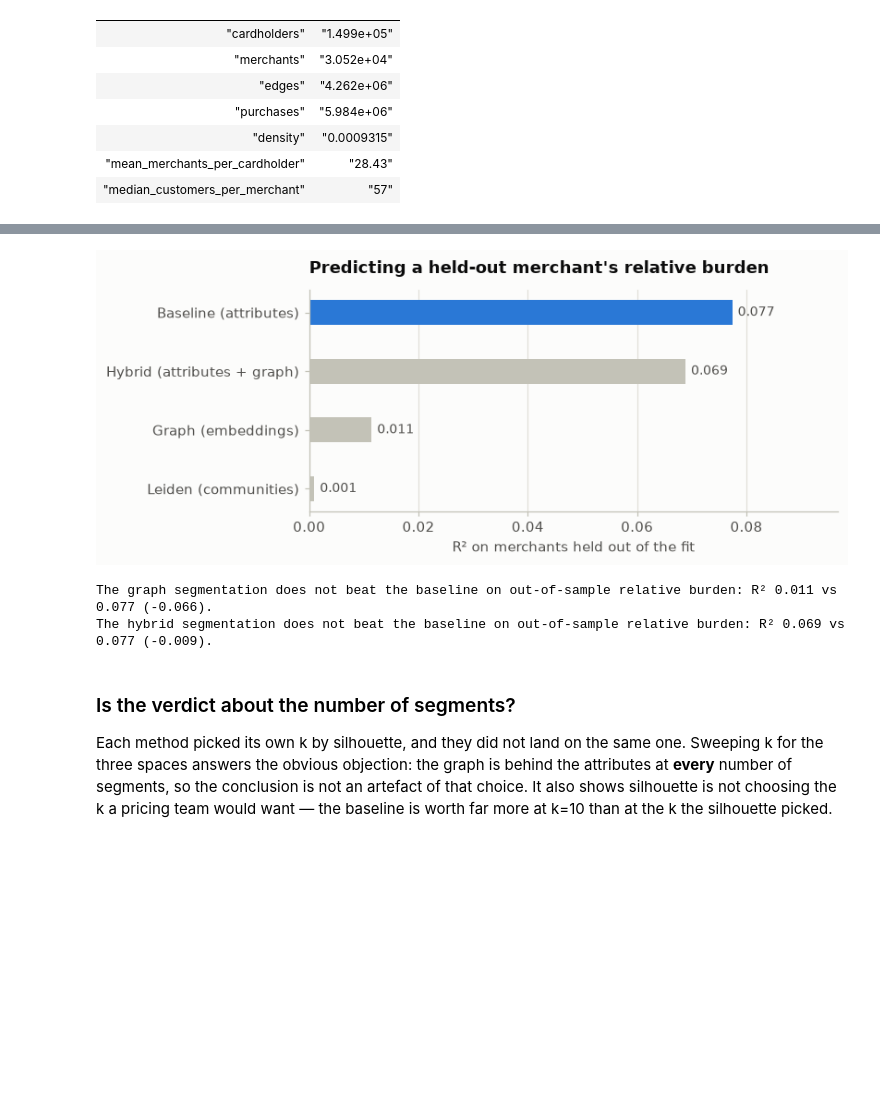
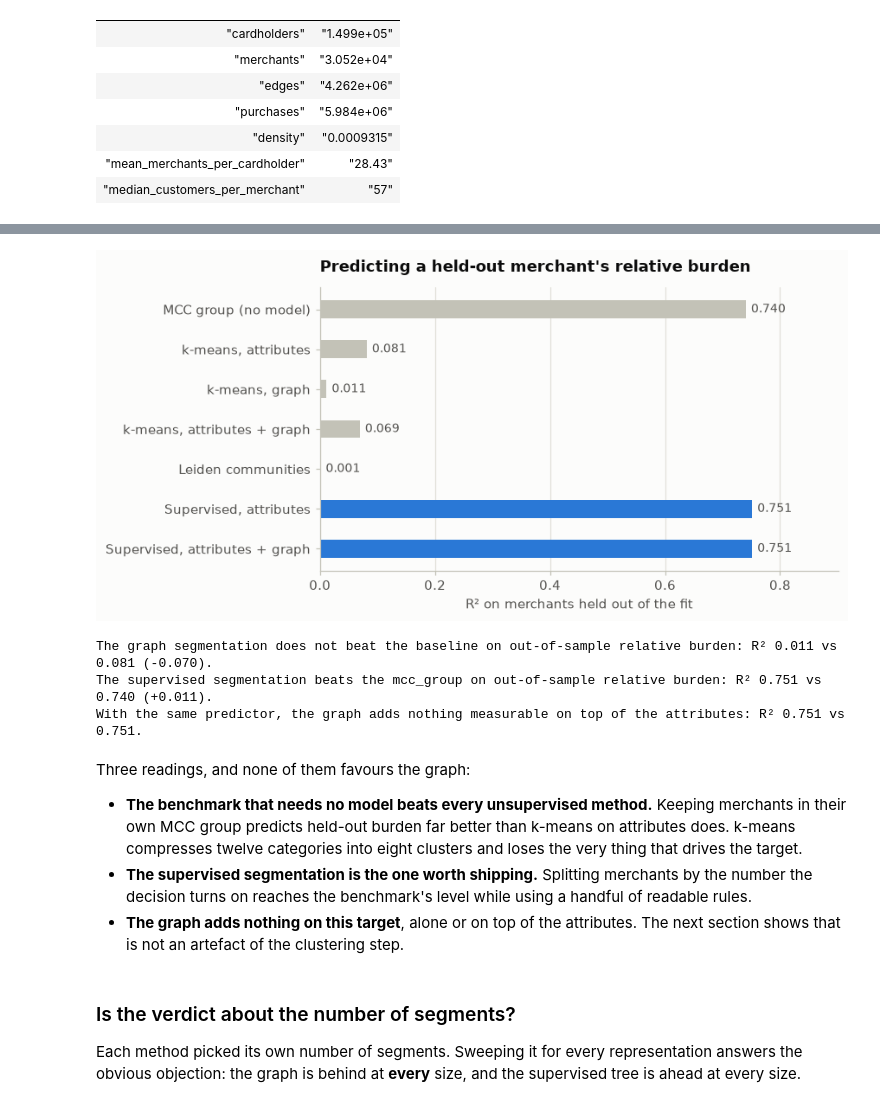
Before and after one commit to dansaavedra1103/interchange-pricing-simulator, a Jupyter notebook: notebooks/03_segmentation_comparison.ipynb, the cells around one changed output, grey strips where cells are left out. Cells and saved outputs as stored; diff of their text form; code cells hidden in the pictures; blank space fills up the shorter version.

```diff
--- a/notebooks/03_segmentation_comparison.ipynb
+++ b/notebooks/03_segmentation_comparison.ipynb
@@ -88,10 +94,13 @@ plt.rcParams.update(
     }
 )
 METHOD_LABEL = {
-    BASELINE: "Baseline (attributes)",
-    GRAPH: "Graph (embeddings)",
-    HYBRID: "Hybrid (attributes + graph)",
-    LEIDEN: "Leiden (communities)",
+    BENCHMARK: "MCC group (no model)",
+    BASELINE: "k-means, attributes",
+    GRAPH: "k-means, graph",
+    HYBRID: "k-means, attributes + graph",
+    LEIDEN: "Leiden communities",
+    SUPERVISED: "Supervised, attributes",
+    SUPERVISED_GRAPH: "Supervised, attributes + graph",
 }
 
 
@@ -107,12 +116,10 @@ def pretty(name):
     return str(name).replace("_", " ").capitalize()
 
 
-def text_on(fill):
-    """White or ink text, whichever contrasts more with the fill."""
-    channels = [int(fill[i : i + 2], 16) / 255 for i in (1, 3, 5)]
-    linear = [c / 12.92 if c <= 0.04045 else ((c + 0.055) / 1.055) ** 2.4 for c in channels]
-    lum = 0.2126 * linear[0] + 0.7152 * linear[1] + 0.0722 * linear[2]
-    return "#ffffff" if 1.05 / (lum + 0.05) >= (lum + 0.05) / 0.054 else INK
+def emphasis(values, best="max"):
+    """Accent for the winner, neutral for the rest: the chart should say who won."""
+    target = max(values) if best == "max" else min(values)
+    return [SERIES[0] if value == target else AXIS for value in values]
 # %%
 run = run_segmentation(cfg)
 comparison = run.comparison
@@ -184,34 +188,45 @@ comparison.with_columns(
 # %%
 metric = "burden_r2_oos"
-scores = comparison.select("method", metric).sort(metric, descending=True)
-best = scores["method"].first()
-colors = [SERIES[0] if m == best else AXIS for m in scores["method"]]
-fig, ax = plt.subplots(figsize=(7.5, 3.2))
+scores = comparison.select("method", metric)
+fig, ax = plt.subplots(figsize=(8, 4))
 bars = ax.barh(
-    [METHOD_LABEL[m] for m in scores["method"]], scores[metric], height=0.42, color=colors
+    [METHOD_LABEL[m] for m in scores["method"]],
+    scores[metric],
+    height=0.45,
+    color=emphasis(scores[metric].to_list()),
 )
 ax.bar_label(bars, labels=[f"{v:.3f}" for v in scores[metric]], padding=4, color=INK_2, fontsize=9)
 ax.invert_yaxis()
-ax.set_xlim(0, max(scores[metric].max() * 1.25, 0.05))
+ax.set_xlim(0, max(scores[metric].max() * 1.2, 0.05))
 ax.grid(axis="y", visible=False)
 ax.set_xlabel("R² on merchants held out of the fit")
 ax.set_title("Predicting a held-out merchant's relative burden")
 fig.tight_layout()
 plt.show()
-print(run.verdict)
-print(verdict(comparison, BASELINE, HYBRID))
+for sentence in run.verdicts():
+    print(sentence)
 # %% [output]
-[figure, old version]
+[figure, new version]
-The graph segmentation does not beat the baseline on out-of-sample relative burden: R² 0.011 vs 0.077 (-0.066).
-The hybrid segmentation does not beat the baseline on out-of-sample relative burden: R² 0.069 vs 0.077 (-0.009).
+The graph segmentation does not beat the baseline on out-of-sample relative burden: R² 0.011 vs 0.081 (-0.070).
+The supervised segmentation beats the mcc_group on out-of-sample relative burden: R² 0.751 vs 0.740 (+0.011).
+With the same predictor, the graph adds nothing measurable on top of the attributes: R² 0.751 vs 0.751.
-# %% [markdown]
-### Is the verdict about the number of segments?
-
-Each method picked its own k by silhouette, and they did not land on the same one. Sweeping k
-for the three spaces answers the obvious objection: the graph is behind the attributes at
-**every** number of segments, so the conclusion is not an artefact of that choice. It also
-shows silhouette is not choosing the k a pricing team would want — the baseline is worth far
-more at k=10 than at the k the silhouette picked.
+# %% [markdown]
+Three readings, and none of them favours the graph:
+
+- **The benchmark that needs no model beats every unsupervised method.** Keeping merchants in
+  their own MCC group predicts held-out burden far better than k-means on attributes does.
+  k-means compresses twelve categories into eight clusters and loses the very thing that drives
+  the target.
+- **The supervised segmentation is the one worth shipping.** Splitting merchants by the number
+  the decision turns on reaches the benchmark's level while using a handful of readable rules.
+- **The graph adds nothing on this target**, alone or on top of the attributes. The next
+  section shows that is not an artefact of the clustering step.
+# %% [markdown]
+### Is the verdict about the number of segments?
+
+Each method picked its own number of segments. Sweeping it for every representation answers
+the obvious objection: the graph is behind at **every** size, and the supervised tree is ahead
+at every size.
 # %%
 position = {int(m): i for i, m in enumerate(run.embedding.merchant_ids)}
 rows = np.array([position[int(m)] for m in population["merchant_id"]])
```
Also changed, not shown: parts of 24 cells of this notebook, 13 other files.
